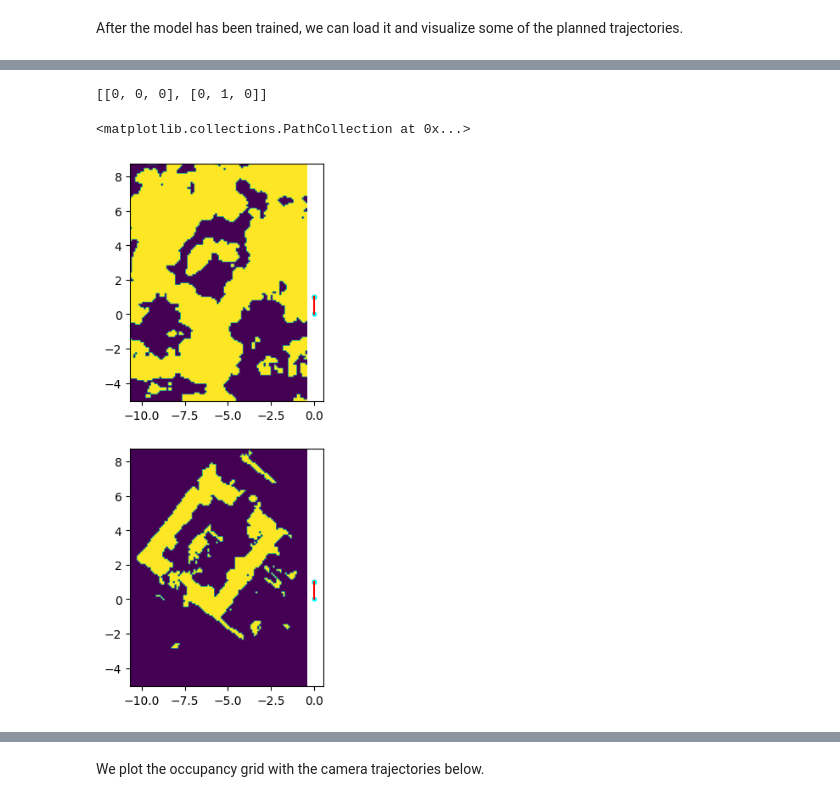
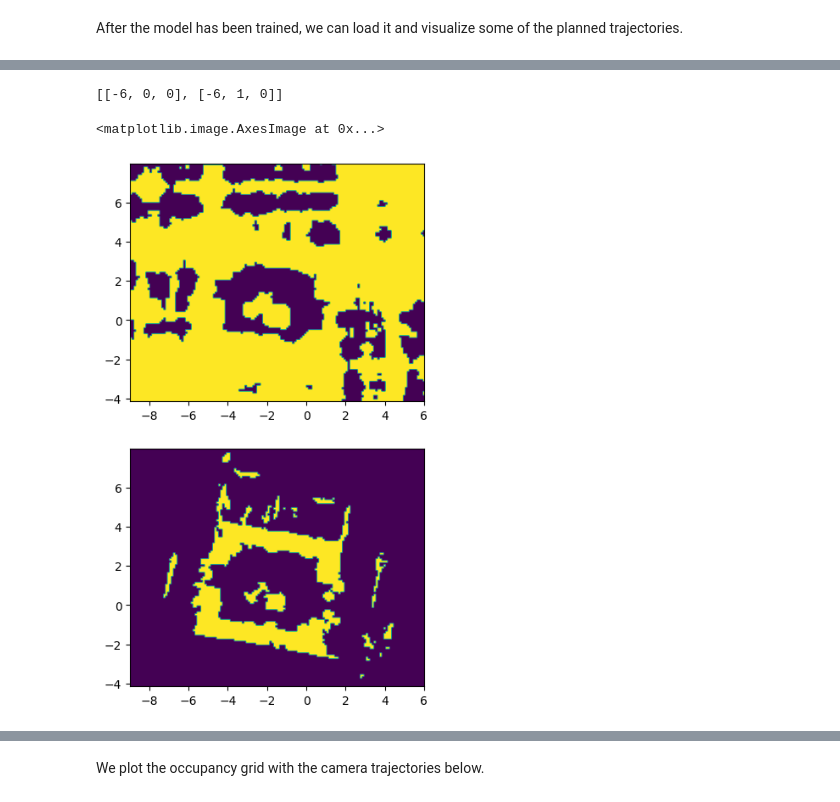
Before and after one commit to codekansas/usa, a Jupyter notebook: notebooks/06_lab.ipynb, the cells around one changed output, grey strips where cells are left out. Drawn from its saved outputs; the diff is of its cells as text; code cells hidden in the pictures.

```diff
--- a/notebooks/06_lab.ipynb
+++ b/notebooks/06_lab.ipynb
@@ -165,9 +162,9 @@ grid_planner = AStarPlanner(
     # Where to store cache artifacts
     cache_dir=None,
     # Height of the floor
-    floor_height=-1,
+    floor_height=-1.05,
     # Height of the ceiling
-    ceil_height=0,
+    ceil_height=0.05,
     occ_avoid_radius = 0.2
 ).double()
 
@@ -181,15 +178,18 @@ gradient_planner = GradientPlanner(
     # The learning rate for the optimizer for the waypoints
     lr=1e-3,
     # The weight for the total path distance loss term
-    dist_loss_weight=1.0,
+    #dist_loss_weight=1.0,
+    dist_loss_weight=0.0,
     # The weight for the inter-point distance loss term
-    spacing_loss_weight=1.0,
+    #spacing_loss_weight=1.0,
+    spacing_loss_weight=50.0,
     # The weight for the "no-crashing-into-a-wall" loss term
     occ_loss_weight=25.0,
     # The weight for the loss term of the final semantic location
-    sim_loss_weight=15.0,
+    #sim_loss_weight=15.0,
+    sim_loss_weight=0.0,
     # Maximum number of optimization steps
-    num_optimization_steps=100,
+    num_optimization_steps=5,
     # The grid resolution
     # If points move less than this distance, stop optimizing
     min_distance=1e-5,
@@ -197,8 +197,8 @@ gradient_planner = GradientPlanner(
     # cache_dir=Path("cache"),
     cache_dir=None,
     # Height of the floor
-    floor_height=-1,
+    floor_height=-1.05,
     # Height of the ceiling
-    ceil_height=0,
+    ceil_height=0.05,
     occ_avoid_radius = 0.2
 ).double()
@@ -275,26 +303,26 @@ m = get_occupancy_map_from_dataset_groundtruth(dataset, 0.1, (-1, 0))
 # %%
 from usa.planners.base import get_ground_truth_map_from_dataset
-start_xyt = [0, 0, 0]
-end_xy = [0, 1, 0]
+start_xyt = [-6, 0, 0]
+end_xy = [-6, 1, 0]
 grid_waypoints = [start_xyt, end_xy]
 #grid_waypoints = grid_planner.plan(start_xy=start_xyt[:2], end_xy=end_xy)
 fig, axes = plt.subplots(2, 1, figsize=(8, 8))
 minx, miny = grid_planner.occ_map.origin
 (ycells, xcells), resolution = grid_planner.occ_map.grid.shape, grid_planner.occ_map.resolution
 maxx, maxy = minx + xcells * resolution, miny + ycells * resolution
 xs, ys, thetas = zip(*grid_waypoints)
 print(grid_waypoints)
 axes[0].imshow(grid_planner.a_star_planner.is_occ[::-1], extent=(minx, maxx, miny, maxy))
-axes[0].plot(xs, ys, c='r')
-axes[0].scatter(start_xyt[0], start_xyt[1], s = 10, c = 'white')
-axes[0].scatter(end_xy[0], end_xy[1], s = 10, c = 'g')
-axes[0].scatter(xs, ys, c = 'cyan', s = 10)
+#axes[0].plot(xs, ys, c='r')
+#axes[0].scatter(start_xyt[0], start_xyt[1], s = 10, c = 'white')
+#axes[0].scatter(end_xy[0], end_xy[1], s = 10, c = 'g')
+#axes[0].scatter(xs, ys, c = 'cyan', s = 10)
 axes[1].imshow(get_ground_truth_map_from_dataset(dataset, 0.1, (-1, 0)).grid[::-1], extent=(minx, maxx, miny, maxy))
-axes[1].plot(xs, ys, c='r')
-axes[1].scatter(start_xyt[0], start_xyt[1], s = 10, c = 'white')
-axes[1].scatter(end_xy[0], end_xy[1], s = 10, c = 'g')
-axes[1].scatter(xs, ys, c = 'cyan', s = 10)
+#axes[1].plot(xs, ys, c='r')
+#axes[1].scatter(start_xyt[0], start_xyt[1], s = 10, c = 'white')
+#axes[1].scatter(end_xy[0], end_xy[1], s = 10, c = 'g')
+#axes[1].scatter(xs, ys, c = 'cyan', s = 10)
 # %% [output]
-[[0, 0, 0], [0, 1, 0]]
+[[-6, 0, 0], [-6, 1, 0]]
-<matplotlib.collections.PathCollection at 0x...>
+<matplotlib.image.AxesImage at 0x...>
-[figure, old version]
+[figure, new version]
```
Also changed, not shown: parts of 13 cells of this notebook, 5 other files.
